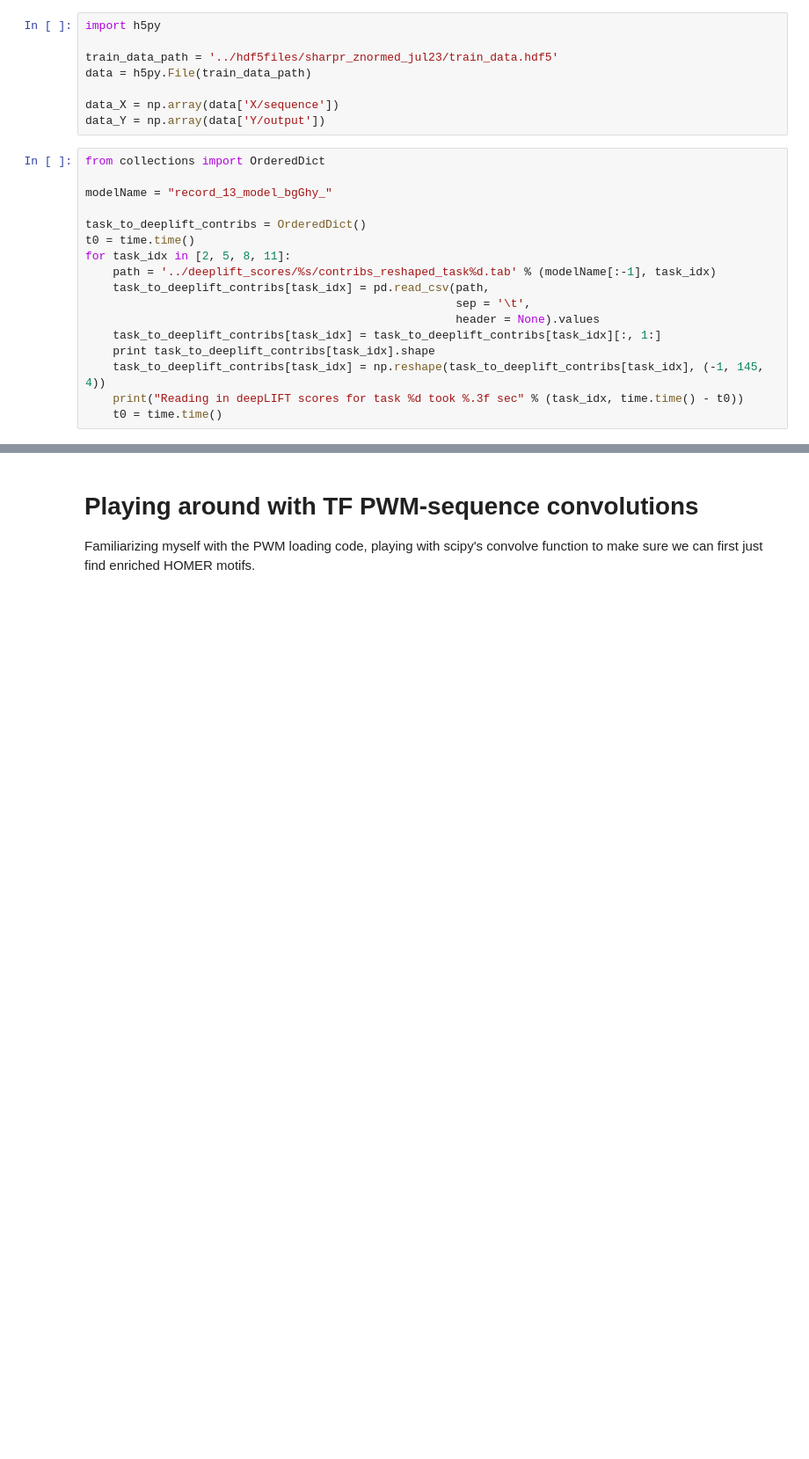
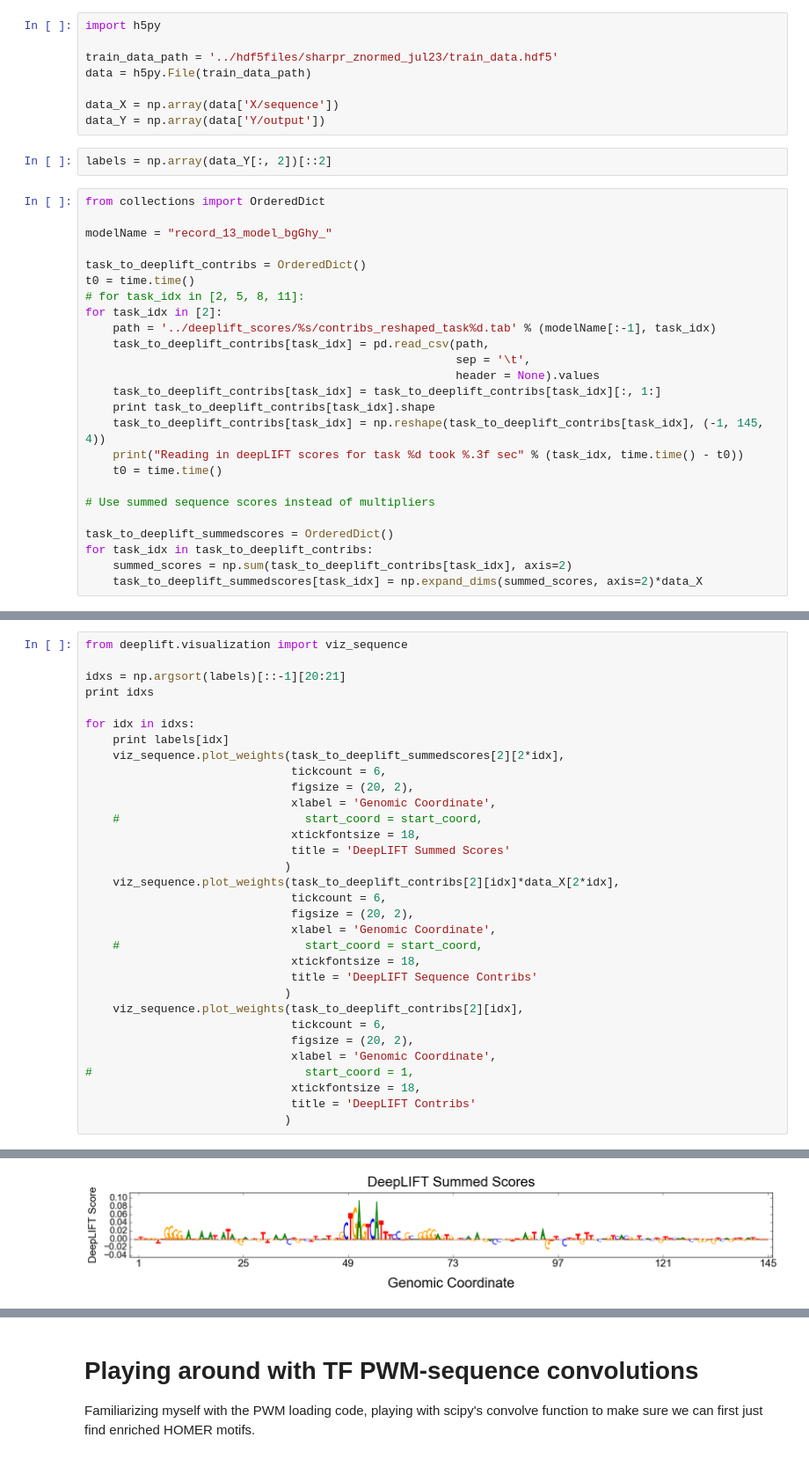
Before and after one commit to kundajelab/mpra, a Jupyter notebook: deeplearn/scripts/Regulatory Grammar Discovery with Sharpr Models.ipynb, the cells around one changed output, grey strips where cells are left out. Shown at 88% size. Saved outputs shown, nothing was run; the diff lists cells and outputs as text; blank space fills up the shorter version.

```diff
--- a/deeplearn/scripts/Regulatory Grammar Discovery with Sharpr Models.ipynb
+++ b/deeplearn/scripts/Regulatory Grammar Discovery with Sharpr Models.ipynb
@@ -39,6 +43,8 @@ data = h5py.File(train_data_path)
 
 data_X = np.array(data['X/sequence'])
 data_Y = np.array(data['Y/output'])
+# %%
+labels = np.array(data_Y[:, 2])[::2]
 # %%
 from collections import OrderedDict
 
@@ -46,7 +52,8 @@ modelName = "record_13_model_bgGhy_"
 
 task_to_deeplift_contribs = OrderedDict()
 t0 = time.time()
-for task_idx in [2, 5, 8, 11]:
+# for task_idx in [2, 5, 8, 11]:
+for task_idx in [2]:
     path = '../deeplift_scores/%s/contribs_reshaped_task%d.tab' % (modelName[:-1], task_idx)
     task_to_deeplift_contribs[task_idx] = pd.read_csv(path,
                                                       sep = '\t',
@@ -56,3 +63,10 @@ for task_idx in [2, 5, 8, 11]:
     task_to_deeplift_contribs[task_idx] = np.reshape(task_to_deeplift_contribs[task_idx], (-1, 145, 4))
     print("Reading in deepLIFT scores for task %d took %.3f sec" % (task_idx, time.time() - t0))
     t0 = time.time()
+
+# Use summed sequence scores instead of multipliers
+
+task_to_deeplift_summedscores = OrderedDict()
+for task_idx in task_to_deeplift_contribs:
+    summed_scores = np.sum(task_to_deeplift_contribs[task_idx], axis=2)
+    task_to_deeplift_summedscores[task_idx] = np.expand_dims(summed_scores, axis=2)*data_X
@@ -116,0 +89,33 @@ Apply node that caused the error: GpuDnnConv{algo='small', inplace=True}(GpuCont
+# %%
+from deeplift.visualization import viz_sequence
+
+idxs = np.argsort(labels)[::-1][20:21]
+print idxs
+
+for idx in idxs:
+    print labels[idx]
+    viz_sequence.plot_weights(task_to_deeplift_summedscores[2][2*idx],
+                              tickcount = 6,
+                              figsize = (20, 2),
+                              xlabel = 'Genomic Coordinate',
+    #                           start_coord = start_coord,
+                              xtickfontsize = 18,
+                              title = 'DeepLIFT Summed Scores'
+                             )
+    viz_sequence.plot_weights(task_to_deeplift_contribs[2][idx]*data_X[2*idx],
+                              tickcount = 6,
+                              figsize = (20, 2),
+                              xlabel = 'Genomic Coordinate',
+    #                           start_coord = start_coord,
+                              xtickfontsize = 18,
+                              title = 'DeepLIFT Sequence Contribs'
+                             )
+    viz_sequence.plot_weights(task_to_deeplift_contribs[2][idx],
+                              tickcount = 6,
+                              figsize = (20, 2),
+                              xlabel = 'Genomic Coordinate',
+#                               start_coord = 1,
+                              xtickfontsize = 18,
+                              title = 'DeepLIFT Contribs'
+                             )
+# %% [output]
@@ -116,0 +124 @@ Apply node that caused the error: GpuDnnConv{algo='small', inplace=True}(GpuCont
+[figure, added]
```
Also changed, not shown: parts of 41 cells of this notebook, 1 other file.
